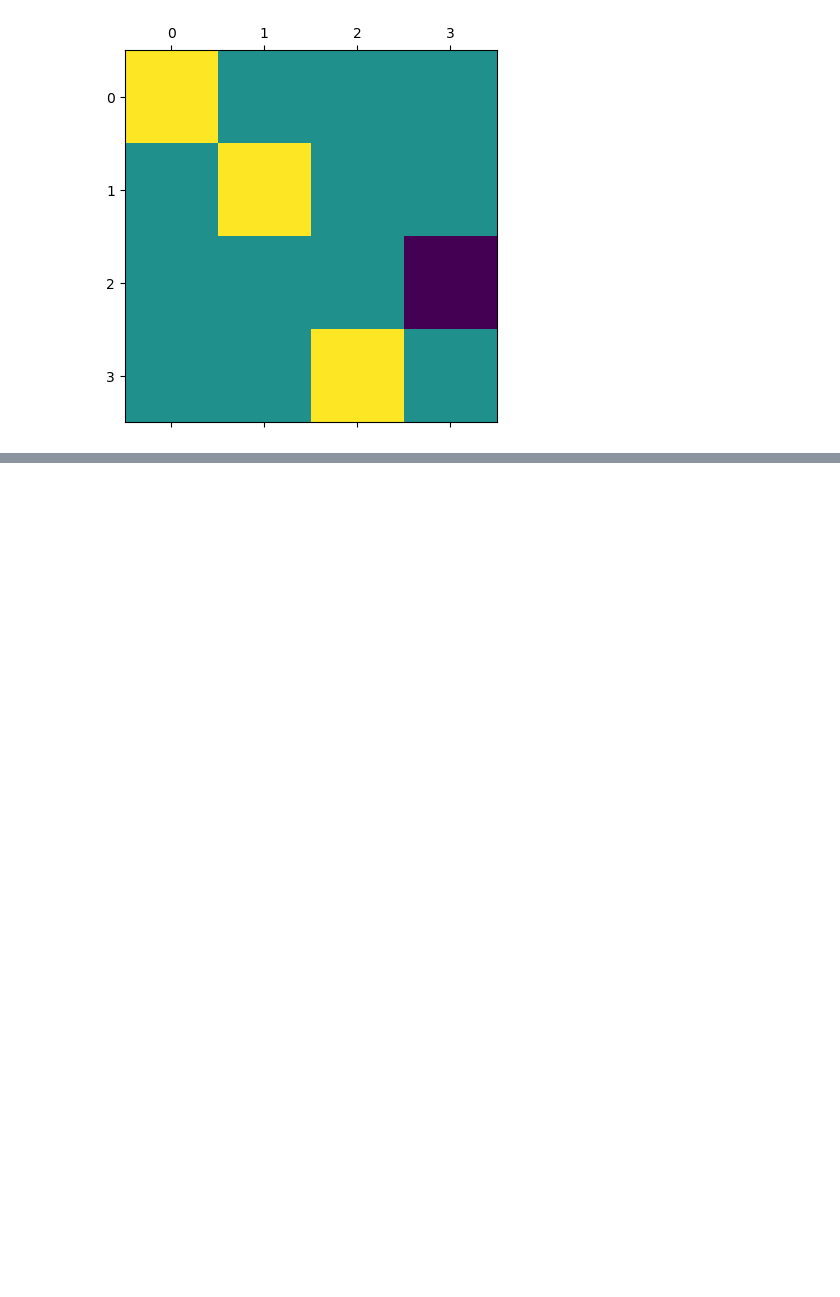
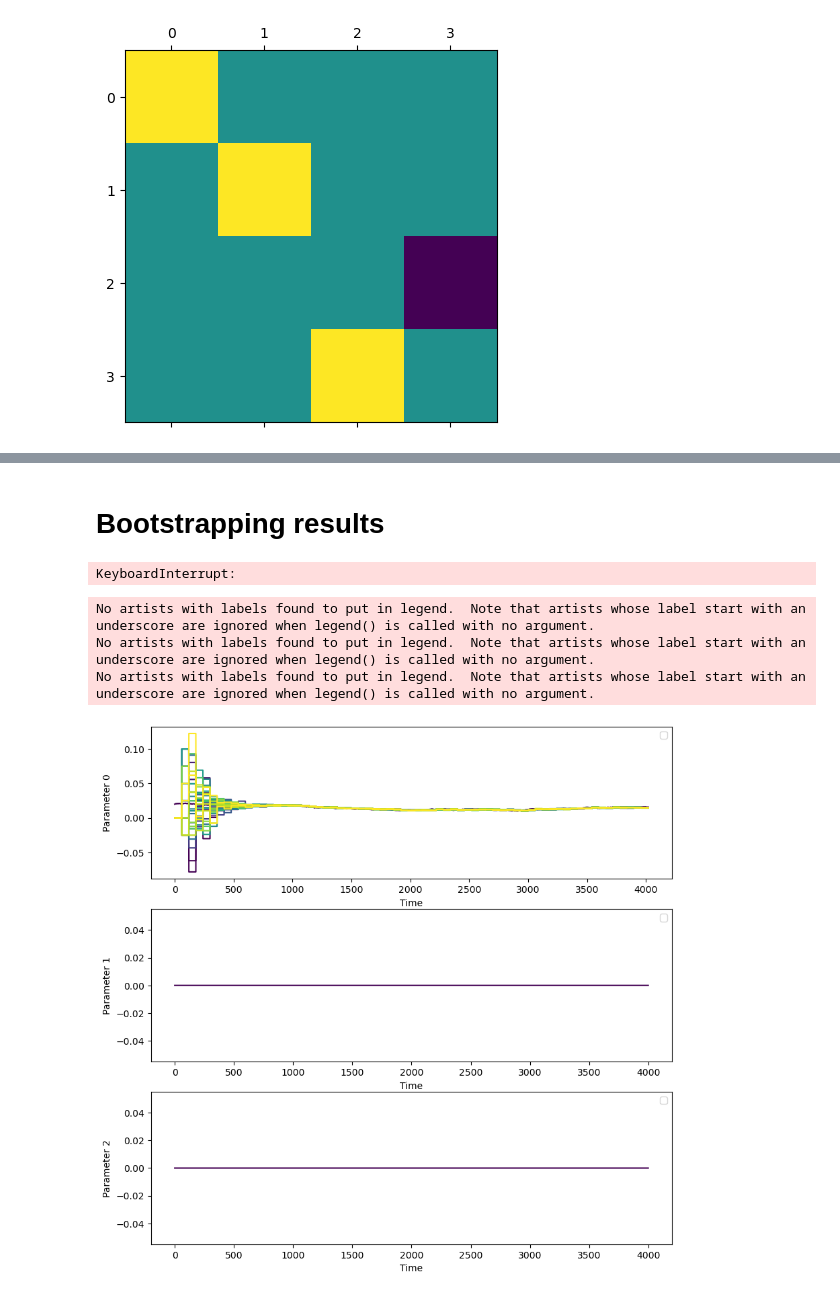
Before and after one commit to jpmarceaux/KalmanRPE, a Jupyter notebook: bootstrapping_trajs.ipynb, the cells around one changed output, grey strips where cells are left out. Saved outputs shown, nothing was run; the diff lists cells and outputs as text; code cells hidden in the pictures; blank space fills up the shorter version.

```diff
--- a/bootstrapping_trajs.ipynb
+++ b/bootstrapping_trajs.ipynb
@@ -413,0 +496,34 @@ array([0.96225098, 0.30941135, 1.        ])
+# %% [markdown]
+# Bootstrapping results
+# %%
+x_true_start = np.array([0.02, 0.0, 0.00, 0.0])
+q = 0.0001
+num_steps = 4000
+true_x_traj = make_xstate_timseries(x_true_start, q, num_steps)
+# %%
+def depth_function(P, itr):
+    max_e = np.sqrt(np.max(np.abs(np.linalg.eigvals(P))))
+    i = itr // 100
+    d = 2**i
+    eigen_depth = 4*int(np.pi/max_e)
+    if i > 1 and d > eigen_depth:
+        return eigen_depth
+    else:
+        return d
+# %%
+# make many kalman filters to get a distribution of estimates
+num_kalman_estimates = 100
+kalman_estimates = []
+num_shots_per_circuit = 20
+for i in tqdm(range(num_kalman_estimates)):
+    ukf_estimate, depth_history, point_history = make_ukf_estimate(true_x_traj, q, num_shots_per_circuit, depth_function, make_standard_experiment_at_depth)
+    kalman_estimates.append(ukf_estimate.xhistory)
+# %% [output]
+KeyboardInterrupt:
+# %%
+plot_trajectories([true_x_traj, *[np.array(k) for k in kalman_estimates]], start_idx=0)
+# %% [output]
+No artists with labels found to put in legend.  Note that artists whose label start with an underscore are ignored when legend() is called with no argument.
+No artists with labels found to put in legend.  Note that artists whose label start with an underscore are ignored when legend() is called with no argument.
+No artists with labels found to put in legend.  Note that artists whose label start with an underscore are ignored when legend() is called with no argument.
+[figure, added]
```
Also changed, not shown: parts of 26 cells of this notebook, 5 other files.
